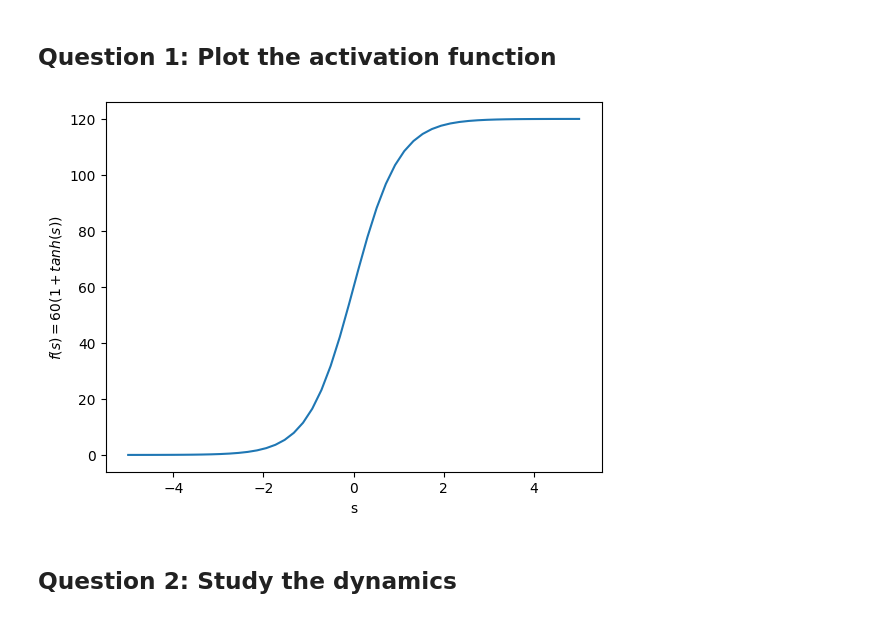
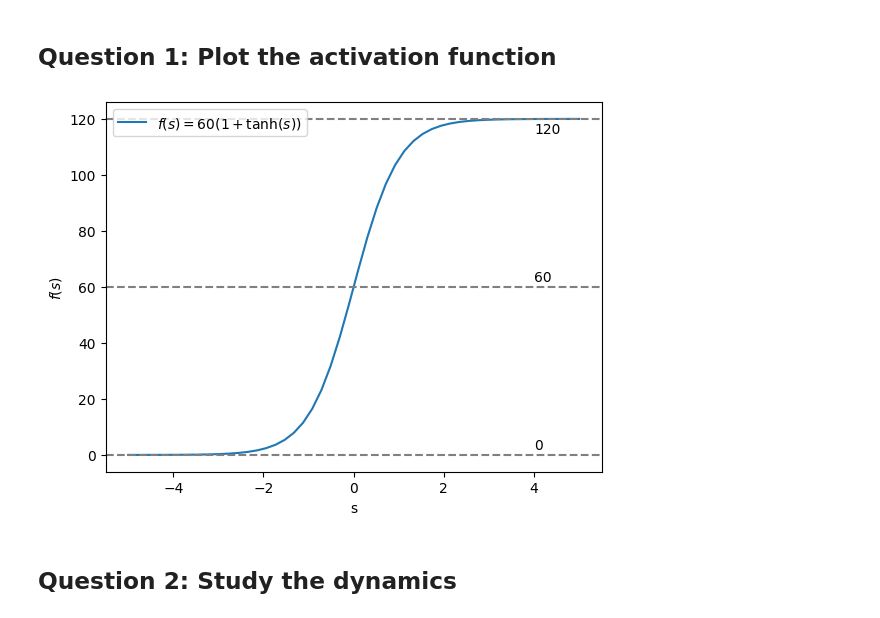
Before and after one commit to hgruniaux/NeuroScience, a Jupyter notebook: Set 3/homework3_part1.ipynb, the cells around one changed output. Saved outputs shown, nothing was run; the diff lists cells and outputs as text; code cells hidden in the pictures.

```diff
--- a/Set 3/homework3_part1.ipynb
+++ b/Set 3/homework3_part1.ipynb
@@ -13,13 +16,21 @@ def activation_function(s):
 # %% [markdown]
 ## Question 1: Plot the activation function
-# %%
-s = np.linspace(-5, 5)
-plt.xlabel("s")
-plt.ylabel("$f(s)=60(1+tanh(s))$")
-plt.plot(s, activation_function(s))
-plt.show()
-# %% [output]
-[figure, removed]
+# %%
+s = np.linspace(-5, 5)
+plt.xlabel("s")
+plt.ylabel("$f(s)$")
+plt.plot(s, activation_function(s), label="$f(s)=60(1+\\tanh(s))$")
+plt.axhline(0, linestyle='--', color="gray")
+plt.axhline(60, linestyle='--', color="gray")
+plt.axhline(120, linestyle='--', color="gray")
+plt.annotate("0", (4, 2))
+plt.annotate("60", (4, 62))
+plt.annotate("120", (4, 115))
+plt.legend()
+plt.savefig("figures/tanh.svg")
+plt.show()
+# %% [output]
+[figure, added]
 # %% [markdown]
 ## Question 2: Study the dynamics
 # %%
```
Also changed, not shown: parts of 5 cells of this notebook, 4 other files.
